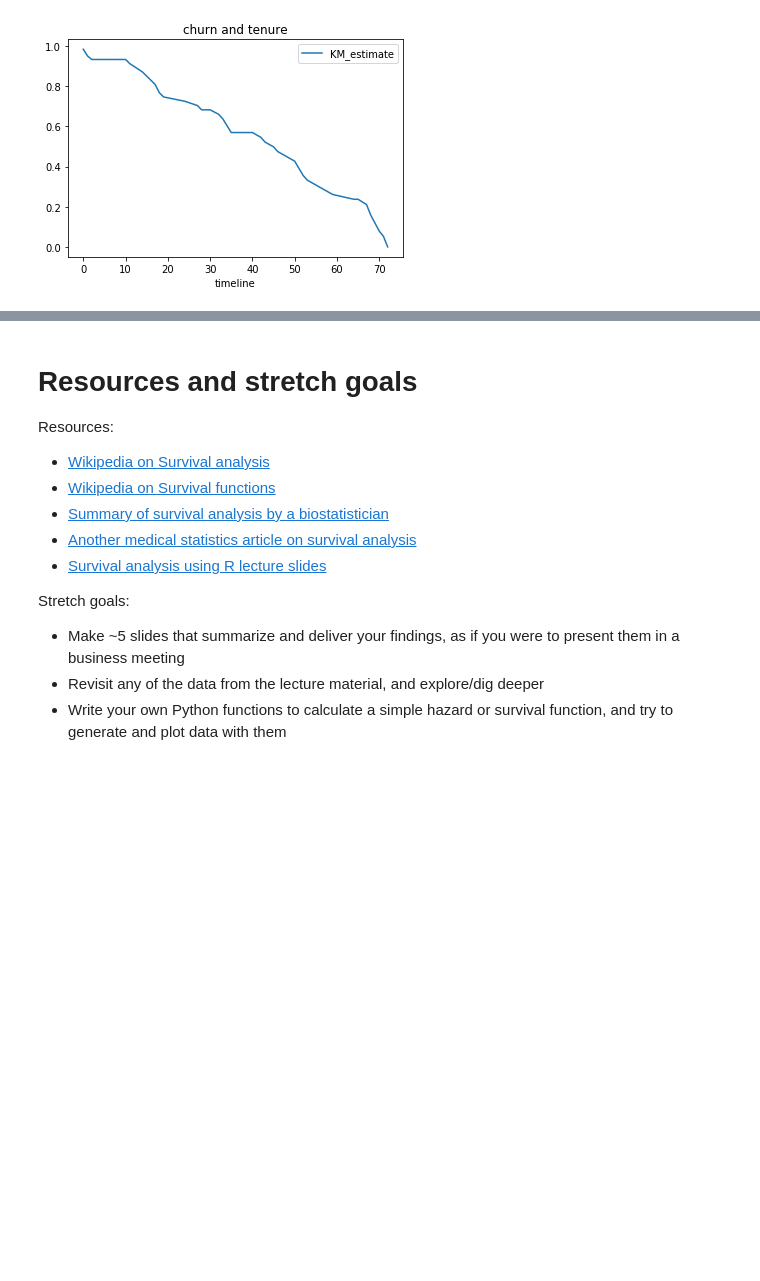
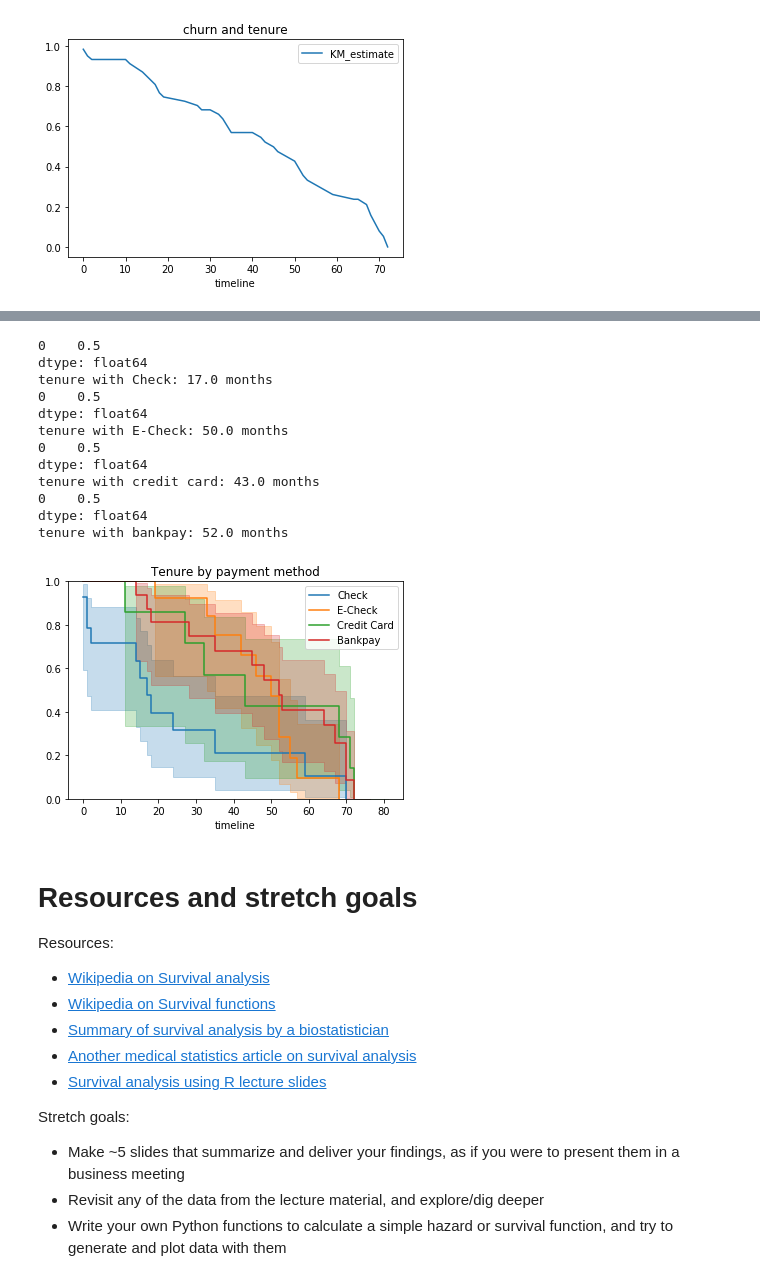
Before and after one commit to bloominstituteoftechnology/DS-Unit-2-Sprint-3-Advanced-Regression, a Jupyter notebook: Copy_of_LS_DS1_232_Survival_Analysis.ipynb, the cells around one changed output, grey strips where cells are left out. Cells and saved outputs as stored; diff of their text form; code cells hidden in the pictures; blank space fills up the shorter version.

```diff
--- a/Copy_of_LS_DS1_232_Survival_Analysis.ipynb
+++ b/Copy_of_LS_DS1_232_Survival_Analysis.ipynb
@@ -1116,3 +1118,43 @@ Median survival time with Treatment 0: 35.0 months
+# %%
+ax = plt.subplot(111)
+
+Method0 = (samples["PaymentMethod"] == 0)
+Method1 = (samples["PaymentMethod"] == 1)
+Method2 = (samples["PaymentMethod"] == 2)
+Method3 = (samples["PaymentMethod"] == 3)
+
+kmf.fit(time[Method0], event_observed=event[Method0], label="Check")
+kmf.plot(ax=ax)
+print(f'tenure with Check: {kmf.median_} months')
+
+kmf.fit(time[Method1], event_observed=event[Method1], label="E-Check")
+kmf.plot(ax=ax)
+print(f'tenure with E-Check: {kmf.median_} months')
+
+kmf.fit(time[Method2], event_observed=event[Method2], label="Credit Card")
+kmf.plot(ax=ax)
+print(f'tenure with credit card: {kmf.median_} months')
+
+kmf.fit(time[Method3], event_observed=event[Method3], label="Bankpay")
+kmf.plot(ax=ax)
+print(f'tenure with bankpay: {kmf.median_} months')
+
+plt.ylim(0, 1);
+plt.title("Tenure by payment method");
+# %% [output]
+0    0.5
+dtype: float64
+tenure with Check: 17.0 months
+0    0.5
+dtype: float64
+tenure with E-Check: 50.0 months
+0    0.5
+dtype: float64
+tenure with credit card: 43.0 months
+0    0.5
+dtype: float64
+tenure with bankpay: 52.0 months
+[figure, added]
 # %%
 cph = lifelines.CoxPHFitter()
 cph.fit(samples, y, event_col='status')
```
Also changed, not shown: parts of 1 cell of this notebook.
